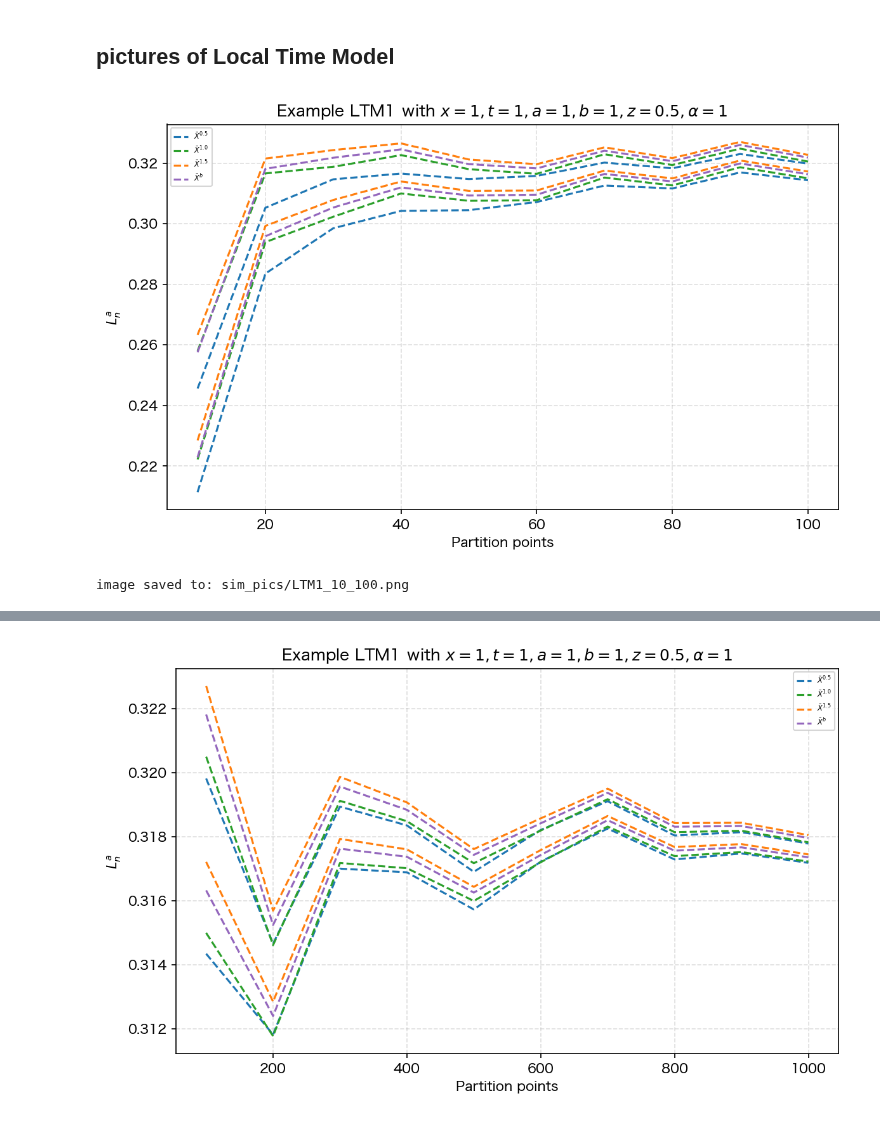
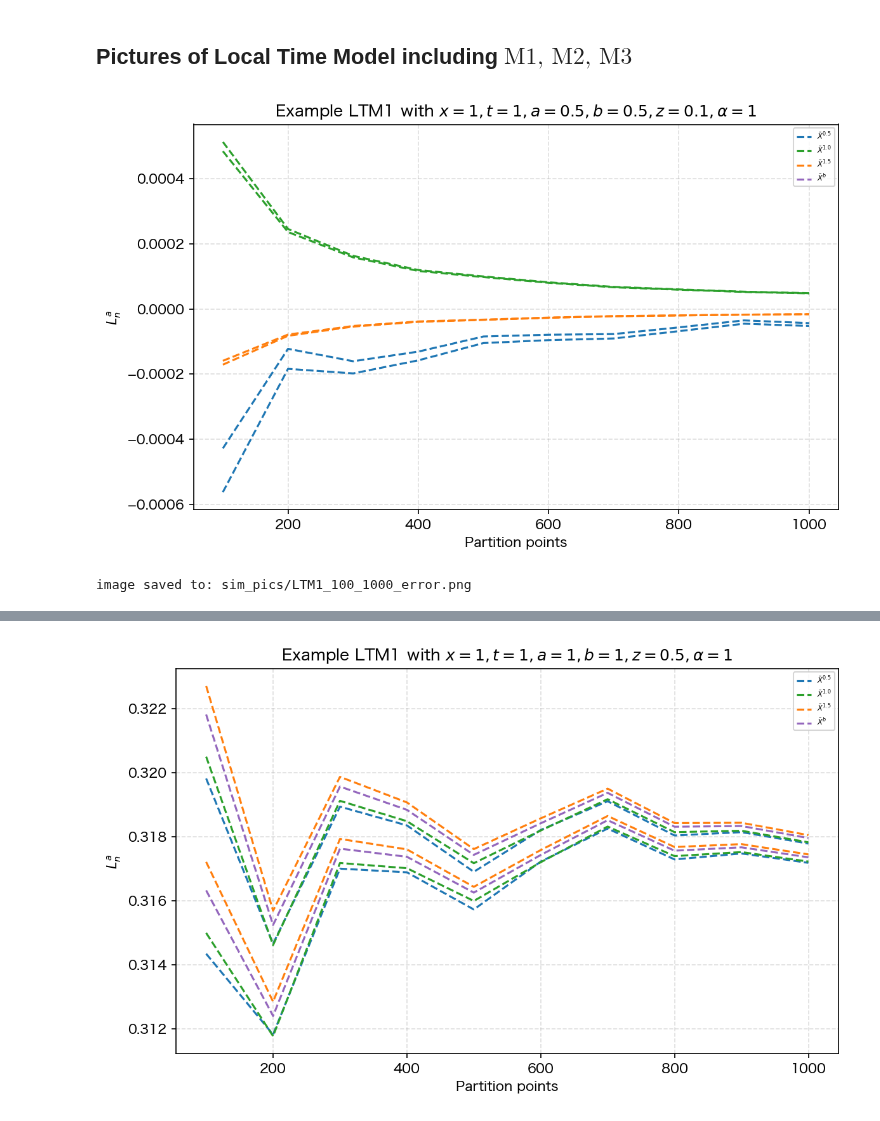
Before and after one commit to Andriyichenko/simulation, a Jupyter notebook: plot_LT.ipynb, the cells around one changed output, grey strips where cells are left out. Drawn from its saved outputs; the diff is of its cells as text; code cells hidden in the pictures.

```diff
--- a/plot_LT.ipynb
+++ b/plot_LT.ipynb
@@ -1,7 +1,7 @@
 # %% [markdown]
-## pictures of Local Time Model
+## Pictures of Local Time Model including $\text{M1,\ M2,\ M3}$
 # %%
-#LTM1_10_100
+#error of LTM1_100_1000
 #信頼区間公式 \bar{X} ± z * (s/√n)
 # ここで、\bar{X}は標本平均、zは信頼水準、sは標本標準偏差(SD)、nはサンプルサイズ(SS),(s/√n)は標準誤差(SE)
 import pandas as pd
@@ -13,7 +13,7 @@ plt.rcParams['font.family'] = 'Hiragino Sans'  # 図のフォント設定
 save_dir = Path("sim_pics")# フォルダー保存先
 save_dir.mkdir(exist_ok=True)
 
-save_path = save_dir / "LTM1_10_100.png" #画像保存パス
+save_path = save_dir / "LTM1_100_1000_error.png" #画像保存パス
 
 #信頼水準(confidence level)の関数
 def conf_level(a): #aは信頼度であり、ex:a=0.95なら95%信頼区間
@@ -21,7 +21,7 @@ def conf_level(a): #aは信頼度であり、ex:a=0.95なら95%信頼区間
     z=norm.ppf(1 - alpha / 2) #ここでPPF = Percent Point Function,両側検定なのでalpha/2,norm.ppfは累積分布関数の逆関数、i.e.「何番目の値がこの累積確率になるのか？」を計算する
     return z
 
-df2 = pd.read_csv("data_source/LTM1_10_100_data.csv")
+df2 = pd.read_csv("data_source/LTM1_100_1000_error_data.csv")
 
 
 #z信頼水準の計算,aは信頼度であり、ex:a=0.95なら95%信頼区間
@@ -43,33 +43,33 @@ Axb_se_df2   = Axb_std_df2 / np.sqrt(paths)
 A_up_df2     = df2['A']     + z * A_se_df2
 A_low_df2    = df2['A']     - z * A_se_df2
 Am_up_df2    = df2['Am']    + z * Am_se_df2
 Am_low_df2   = df2['Am']    - z * Am_se_df2
 A15_up_df2   = df2['A_1_5'] + z * A15_se_df2
 A15_low_df2  = df2['A_1_5'] - z * A15_se_df2
 Axb_up_df2   = df2['Ab']   + z * Axb_se_df2
 Axb_low_df2  = df2['Ab']   - z * Axb_se_df2
 
 # グラフを描画
 plt.figure(figsize=(8, 5), dpi=150)  # dpi とは Dots Per Inch を意味する
 plt.plot(df2["points"], A_up_df2, linestyle="--", color="#1f77b4", label=r"$\bar{X}^{0.5}$")
 plt.plot(df2["points"], A_low_df2, linestyle="--", color="#1f77b4")
 plt.plot(df2["points"], Am_up_df2, linestyle="--", color="#2ca02c", label=r"$\bar{X}^{1.0}$ ")
 plt.plot(df2["points"], Am_low_df2, linestyle="--", color="#2ca02c")
 plt.plot(df2["points"], A15_up_df2, linestyle="--", color="#ff7f0e", label=r"$\bar{X}^{1.5}$ ")
 plt.plot(df2["points"], A15_low_df2, linestyle="--", color="#ff7f0e")
 plt.plot(df2["points"], Axb_up_df2, linestyle="--", color="#9467bd", label=r"$\bar{X}^{b}$ ")
 plt.plot(df2["points"], Axb_low_df2, linestyle="--", color="#9467bd")
 
 
-plt.title(r'Example LTM1 with $x=1,t=1,a=1,b=1,z=0.5,\alpha=1$ ')
+plt.title(r'Example LTM1 with $x=1,t=1,a=0.5,b=0.5,z=0.1,\alpha=1$')
 plt.xlabel("Partition points")
 plt.ylabel("$L^{a}_n$ ")
 plt.grid(True, linestyle="--", alpha=0.4)
 plt.legend(fontsize=5.5, loc='best')
 plt.tight_layout()  # 自動的にレイアウトを調整する
 plt.savefig(save_path, dpi=250, bbox_inches='tight')
 plt.show()
 print("image saved to:", save_path)
 # %% [output]
-[figure, old version]
+[figure, new version]
-image saved to: sim_pics/LTM1_10_100.png
+image saved to: sim_pics/LTM1_100_1000_error.png
```
Also changed, not shown: parts of 8 cells of this notebook, 38 other files.
